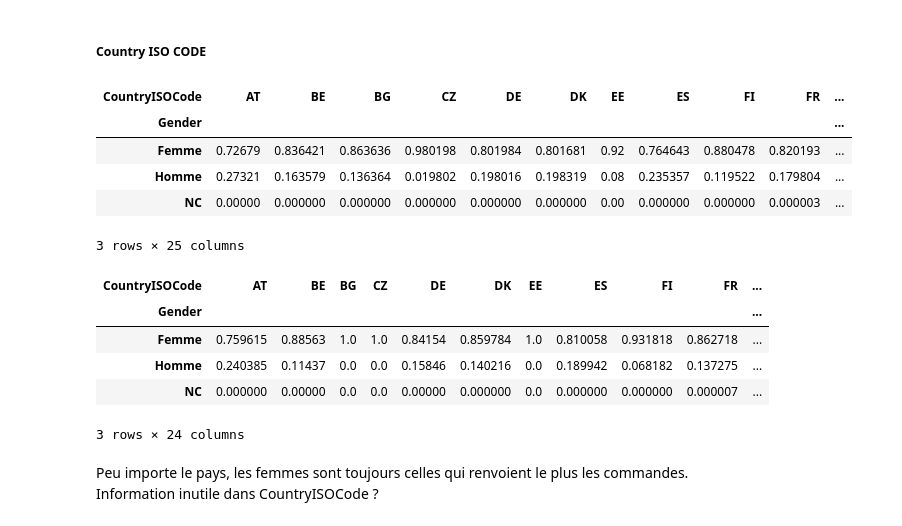
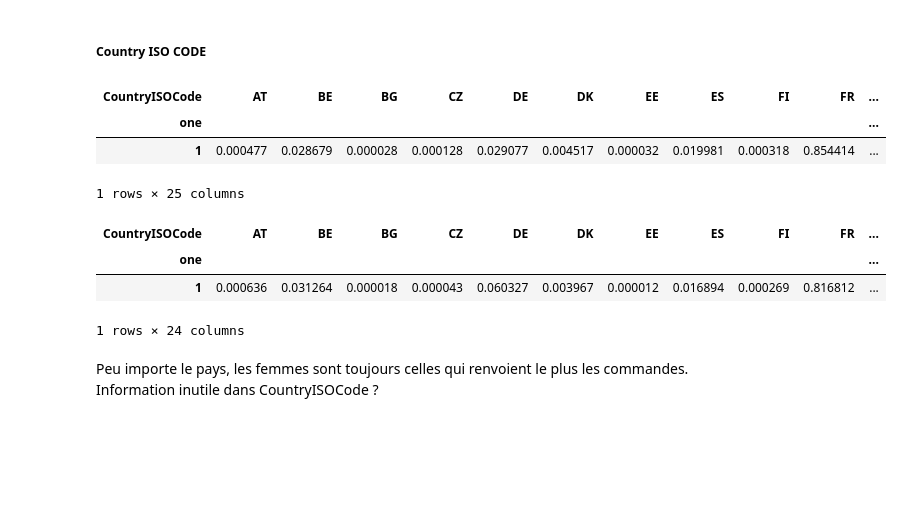
Before and after one commit to pepi4e/SD210-ML-challenge, a Jupyter notebook: statistiques.ipynb, the cells around one changed output. Saved outputs shown, nothing was run; the diff lists cells and outputs as text; code cells hidden in the pictures; blank space fills up the shorter version.

```diff
--- a/statistiques.ipynb
+++ b/statistiques.ipynb
@@ -42,7 +43,7 @@ from sklearn.metrics import classification_report, confusion_matrix, roc_auc_sco
 
 import time
 # %%
-customers = pd.read_csv("customers4.csv")
+customers = pd.read_csv("customers6.csv")
 products = pd.read_csv("products.csv")
 X_train = pd.read_csv("X_train.csv")
 X_test   = pd.read_csv("X_test.csv")
@@ -50,4 +55,4 @@ y_train = pd.read_csv("y_train.csv")
 # %%
 customers['BirthDate'] = customers['BirthDate'].apply(lambda x : datetime.strptime(x, '%d/%m/%Y %H:%M') )
-ds = customers['BirthDate'].apply(lambda x : x.hour)
-print(ds)
+age =2015 - customers['BirthDate'].apply(lambda x : x.year)
+customers['BirthDate'] = age
@@ -55,0 +59,5 @@ ValueError: time data '1898/09/19 00:00' does not match format '%d/%m/%Y %H:%M'
+# %%
+customers['FirstOrderDate'] = customers['FirstOrderDate'].apply(lambda x : datetime.strptime(x, '%d/%m/%Y %H:%M') )
+yearFirstOrder = customers['FirstOrderDate'].apply(lambda x : x.year)
+customers['YearFirstOrder'] = yearFirstOrder
+del customers['FirstOrderDate']
@@ -58,17 +77,6 @@ ValueError: time data '1898/09/19 00:00' does not match format '%d/%m/%Y %H:%M'
 col = products['SizeAdviceDescription'].eq('Prenez votre pointure habituelle').astype('float')
 col1 = products['SizeAdviceDescription'].eq(products['SizeAdviceDescription'][7]).astype('float')
 products['SizeAdviceDescription'] = col+col1
-# %%
-# Preprocessing customers
-birth = pd.DataFrame(np.zeros((customers.shape[0],1)))
-firstorder = pd.DataFrame(np.zeros((customers.shape[0],1)))
-le = customers.shape[0]
-for i in range (le):
-    birth.iloc[i]=2018-int(customers['BirthDate'][i][:4])
-    firstorder.iloc[i]=2018-int(customers['FirstOrderDate'][i][:4])
-
-customers['BirthDate']=birth
-customers['FirstOrderDate']=firstorder
 # %%
 products.head()
 # %% [output]
@@ -456,23 +460,19 @@ plt.show()
 # %% [markdown]
 ##### Country ISO CODE
 # %%
-pd.crosstab(data['Gender'],data['CountryISOCode'],normalize='columns')
+pd.crosstab(data['one'],data['CountryISOCode'],normalize='index')
 # %% [output]
 | CountryISOCode | AT | BE | BG | CZ | DE | DK | EE | ES | FI | FR | ... |
-| Gender |  |  |  |  |  |  |  |  |  |  | ... |
-| Femme | 0.72679 | 0.836421 | 0.863636 | 0.980198 | 0.801984 | 0.801681 | 0.92 | 0.764643 | 0.880478 | 0.820193 | ... |
-| Homme | 0.27321 | 0.163579 | 0.136364 | 0.019802 | 0.198016 | 0.198319 | 0.08 | 0.235357 | 0.119522 | 0.179804 | ... |
-| NC | 0.00000 | 0.000000 | 0.000000 | 0.000000 | 0.000000 | 0.000000 | 0.00 | 0.000000 | 0.000000 | 0.000003 | ... |
+| one |  |  |  |  |  |  |  |  |  |  | ... |
+| 1 | 0.000477 | 0.028679 | 0.000028 | 0.000128 | 0.029077 | 0.004517 | 0.000032 | 0.019981 | 0.000318 | 0.854414 | ... |
-3 rows × 25 columns
+1 rows × 25 columns
 # %%
-pd.crosstab(returndata['Gender'],returndata['CountryISOCode'],normalize='columns')
+pd.crosstab(data['one'],returndata['CountryISOCode'],normalize='index')
 # %% [output]
 | CountryISOCode | AT | BE | BG | CZ | DE | DK | EE | ES | FI | FR | ... |
-| Gender |  |  |  |  |  |  |  |  |  |  | ... |
-| Femme | 0.759615 | 0.88563 | 1.0 | 1.0 | 0.84154 | 0.859784 | 1.0 | 0.810058 | 0.931818 | 0.862718 | ... |
-| Homme | 0.240385 | 0.11437 | 0.0 | 0.0 | 0.15846 | 0.140216 | 0.0 | 0.189942 | 0.068182 | 0.137275 | ... |
-| NC | 0.000000 | 0.00000 | 0.0 | 0.0 | 0.00000 | 0.000000 | 0.0 | 0.000000 | 0.000000 | 0.000007 | ... |
+| one |  |  |  |  |  |  |  |  |  |  | ... |
+| 1 | 0.000636 | 0.031264 | 0.000018 | 0.000043 | 0.060327 | 0.003967 | 0.000012 | 0.016894 | 0.000269 | 0.816812 | ... |
-3 rows × 24 columns
+1 rows × 24 columns
 # %% [markdown]
 Peu importe le pays, les femmes sont toujours celles qui renvoient le plus les commandes. Information inutile dans CountryISOCode ?
 # %% [markdown]
```
Also changed, not shown: parts of 40 cells of this notebook.
